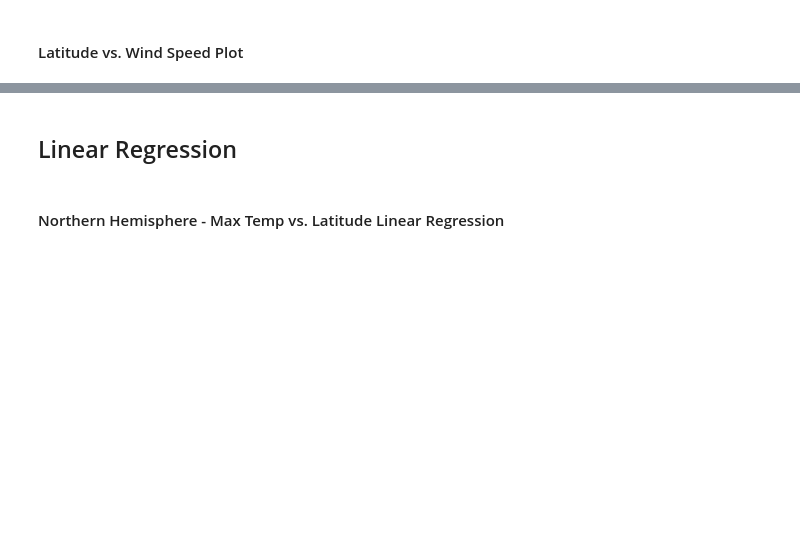
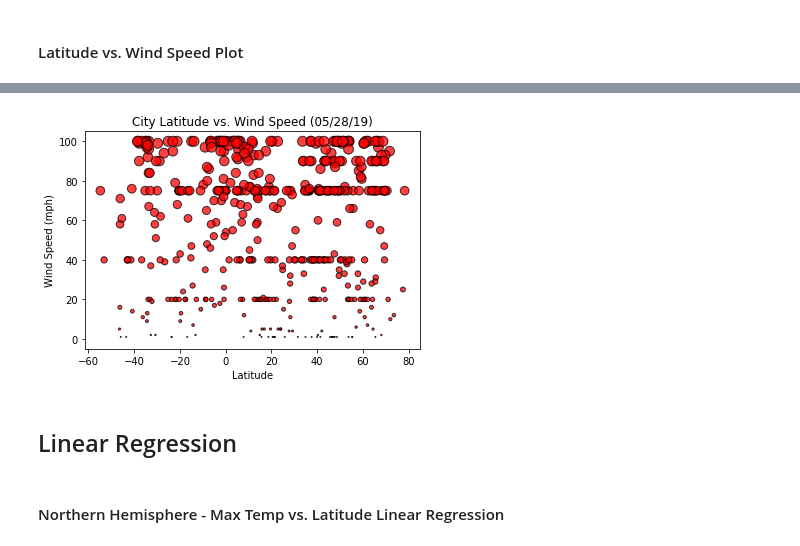
Before and after one commit to nnhamoinesu22/Python-API-Challenge, a Jupyter notebook: starter_code/WeatherPy.ipynb, the cells around one changed output, grey strips where cells are left out. Saved outputs shown, nothing was run; the diff lists cells and outputs as text; code cells hidden in the pictures; blank space fills up the shorter version.

```diff
--- a/starter_code/WeatherPy.ipynb
+++ b/starter_code/WeatherPy.ipynb
@@ -170,3 +181,14 @@ dtype: int64
+# %%
+x_axis = df.Lat
+y_axis = df["Cloudiness"]
+plt.title("City Latitude vs. Wind Speed (05/28/19)")
+plt.xlabel("Latitude")
+plt.ylabel("Wind Speed (mph)")
+plt.scatter(x_axis, y_axis, marker="o", facecolors="red", edgecolors="black",
+            s=y_axis, alpha=0.75)
+plt.show()
+# %% [output]
+[figure, added]
 # %% [markdown]
 ## Linear Regression
 # %%
```
Also changed, not shown: parts of 31 cells of this notebook.
